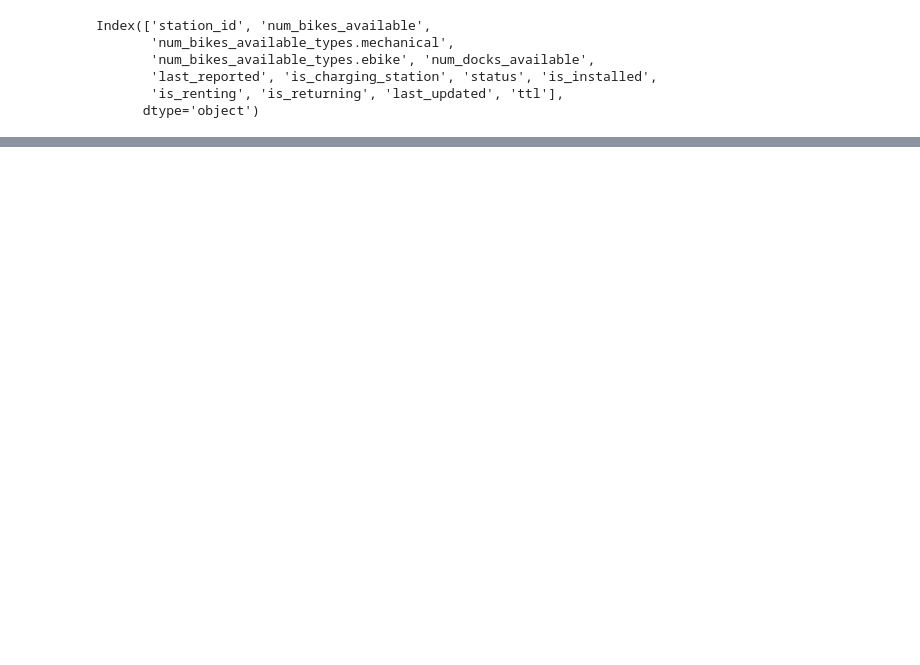
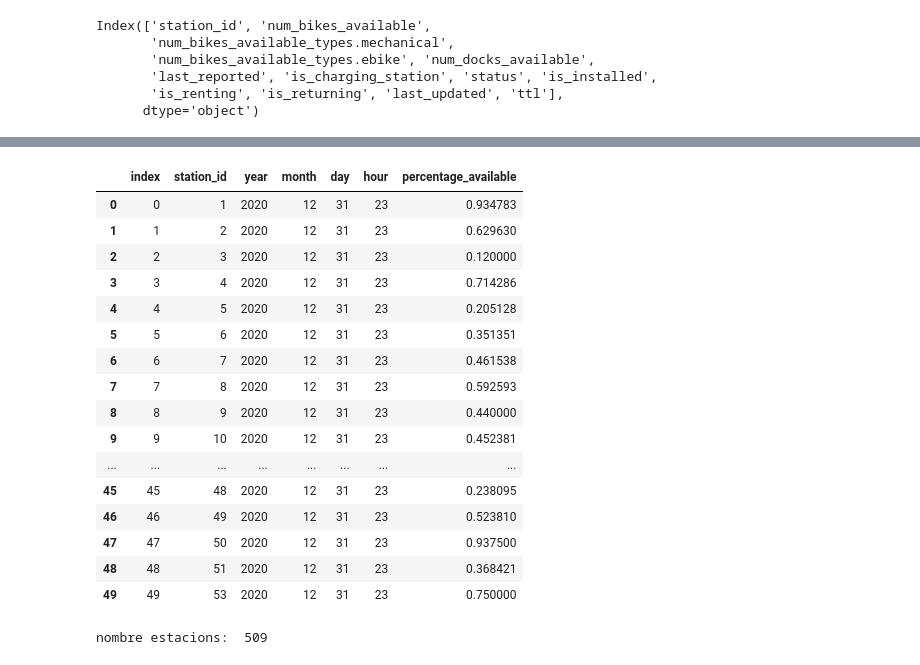
Before and after one commit to carlotalacasav/Gorrapiedra-proyecto, a Jupyter notebook: formats_marina.ipynb, the cells around one changed output, grey strips where cells are left out. Cells and saved outputs as stored; diff of their text form; code cells hidden in the pictures; blank space fills up the shorter version.

Commit message:
Proves format data.

```diff
--- a/formats_marina.ipynb
+++ b/formats_marina.ipynb
@@ -53,15 +65,9 @@ Index(['station_id', 'num_bikes_available',
 # %%
-# Convert Unix timestamp to date format
-data['last_updated'] = pd.to_datetime(data['last_updated'], unit='s')
-data['last_reported'] = pd.to_datetime(data['last_reported'], unit='s')
+data['year'] = data['last_updated'].dt.year
+data['month'] = data['last_updated'].dt.month
+data['day'] = data['last_updated'].dt.day
+data['hour'] = data['last_updated'].dt.hour
 
-# Extract year, month, day, and hour into separate columns
-data['year'] = data['date'].dt.year
-data['month'] = data['date'].dt.month
-data['day'] = data['date'].dt.day
-data['hour'] = data['date'].dt.hour
+data.drop(columns=['last_updated'], inplace=True)
 
-# Drop the 'date' column if you don't need it anymore
-data.drop(columns=['date'], inplace=True)
-
-print(data)
+data.head()
@@ -67,0 +91,27 @@ print(data)
+# %%
+data['percentage_available'] = data['num_bikes_available'] / (data['num_bikes_available'] + data['num_docks_available'])
+output_data = data[['station_id', 'year','month', 'day', 'hour', 'percentage_available']].copy()
+output_data.reset_index(drop=False, inplace=True)
+output_data.rename(columns={'index': 'index'}, inplace=True)
+# %% [output]
+|  | index | station_id | year | month | day | hour | percentage_available |
+| 0 | 0 | 1 | 2020 | 12 | 31 | 23 | 0.934783 |
+| 1 | 1 | 2 | 2020 | 12 | 31 | 23 | 0.629630 |
+| 2 | 2 | 3 | 2020 | 12 | 31 | 23 | 0.120000 |
+| 3 | 3 | 4 | 2020 | 12 | 31 | 23 | 0.714286 |
+| 4 | 4 | 5 | 2020 | 12 | 31 | 23 | 0.205128 |
+| 5 | 5 | 6 | 2020 | 12 | 31 | 23 | 0.351351 |
+| 6 | 6 | 7 | 2020 | 12 | 31 | 23 | 0.461538 |
+| 7 | 7 | 8 | 2020 | 12 | 31 | 23 | 0.592593 |
+| 8 | 8 | 9 | 2020 | 12 | 31 | 23 | 0.440000 |
+| 9 | 9 | 10 | 2020 | 12 | 31 | 23 | 0.452381 |
+| ... | ... | ... | ... | ... | ... | ... | ... |
+| 45 | 45 | 48 | 2020 | 12 | 31 | 23 | 0.238095 |
+| 46 | 46 | 49 | 2020 | 12 | 31 | 23 | 0.523810 |
+| 47 | 47 | 50 | 2020 | 12 | 31 | 23 | 0.937500 |
+| 48 | 48 | 51 | 2020 | 12 | 31 | 23 | 0.368421 |
+| 49 | 49 | 53 | 2020 | 12 | 31 | 23 | 0.750000 |
+# %%
+print('nombre estacions: ', len(np.unique(output_data['station_id'])))
+# %% [output]
+nombre estacions:  509
```
Also changed, not shown: parts of 8 cells of this notebook.
